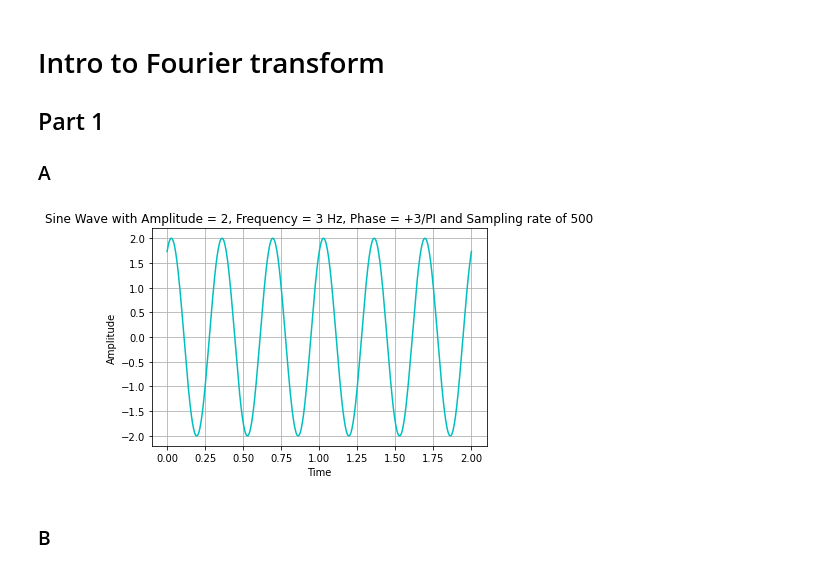
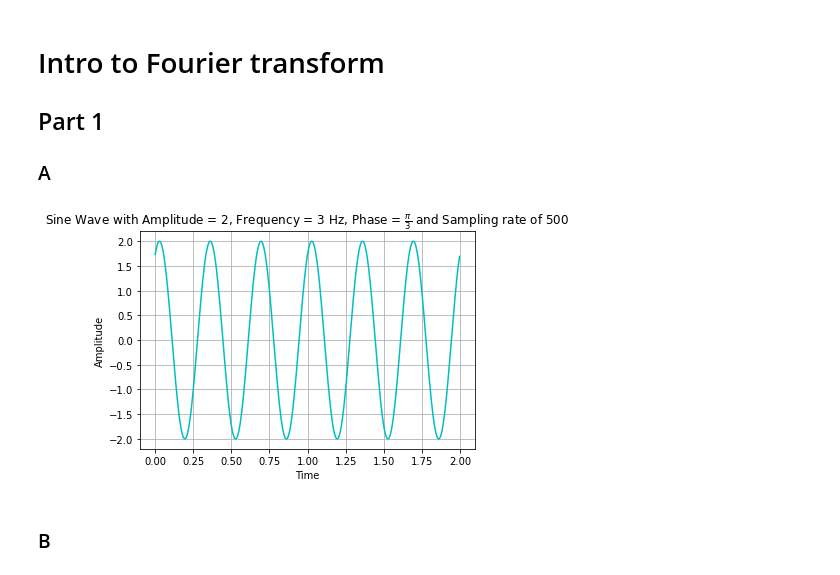
Before and after one commit to SM2A/Signals_and_Systems_Course_Projects, a Jupyter notebook: CA2/Source/1 - Intro to Fourier Transform.ipynb, the cells around one changed output. Cells and saved outputs as stored; diff of their text form; code cells hidden in the pictures.

```diff
--- a/CA2/Source/1 - Intro to Fourier Transform.ipynb
+++ b/CA2/Source/1 - Intro to Fourier Transform.ipynb
@@ -5,17 +5,17 @@
 # %%
 import numpy
 from matplotlib import pyplot as plot
 
 x = numpy.arange(0, 2, 1./500)
 y = 2 * numpy.sin(2 * numpy.pi * 3 * x + (numpy.pi / 3))
 plot.plot(x,y,color='c')
-plot.title('Sine Wave with Amplitude = 2, Frequency = 3 Hz, Phase = +3/PI and Sampling rate of 500')
+plot.title('Sine Wave with Amplitude = 2, Frequency = 3 Hz, Phase = $\\frac{\pi}{3}$ and Sampling rate of 500')
 plot.ylabel('Amplitude')
 plot.xlabel('Time')
 plot.grid()
 plot.show()
 # %% [output]
-[figure, old version]
+[figure, new version]
 # %% [markdown]
 ### B
 # %%
```
Also changed, not shown: parts of 7 cells of this notebook.
